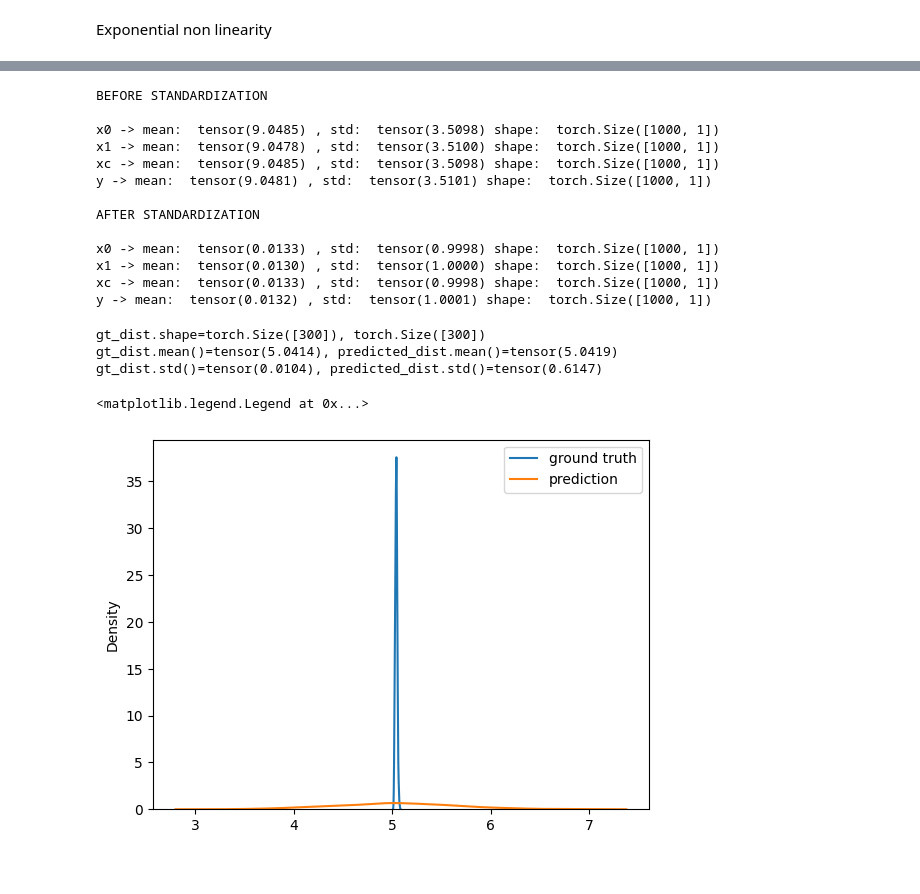
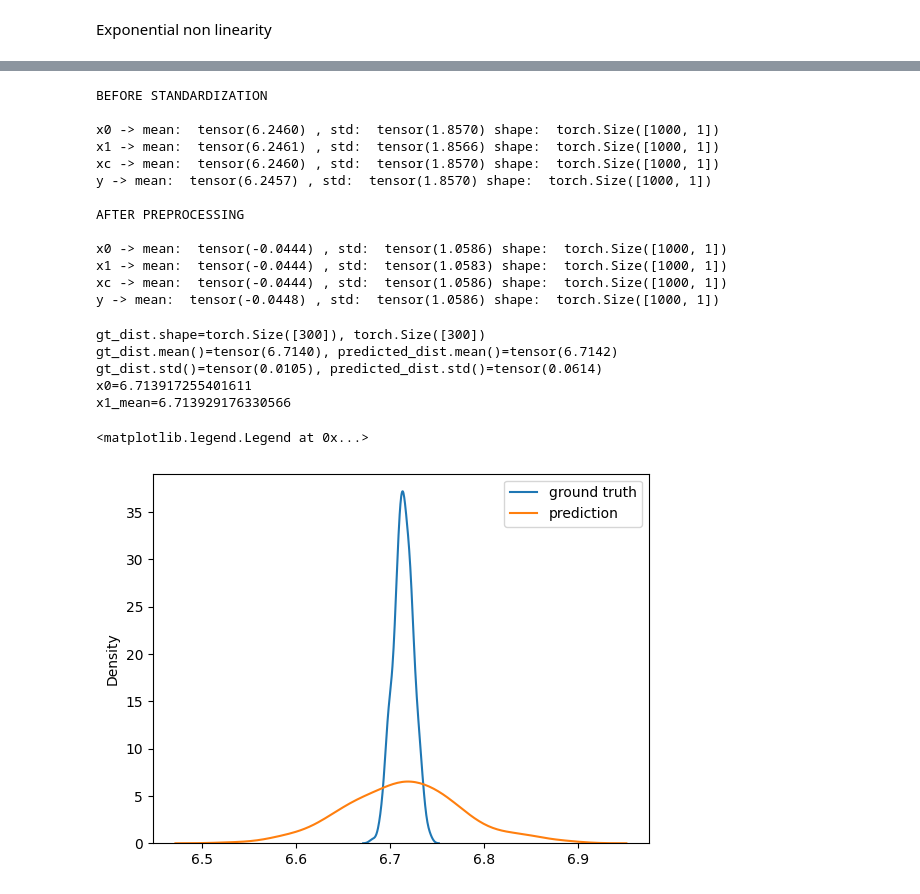
Before and after one commit to FMGS666/interpolant-filtering, a Jupyter notebook: notebooks/nlg.ipynb, the cells around one changed output, grey strips where cells are left out. Drawn from its saved outputs; the diff is of its cells as text; code cells hidden in the pictures.

Commit message:
by tweaking the \epsilon parameter the std is matched as well

```diff
--- a/notebooks/nlg.ipynb
+++ b/notebooks/nlg.ipynb
@@ -89,6 +97,7 @@ experiment_config = {
     "num_dims": num_dims,
     "num_sims": num_sims,
     "num_iters": num_iters,
+    "step_size": step_size,
     "sigma_x": sigma_x,
     "sigma_y": sigma_y,
     "beta": beta,
@@ -100,6 +109,7 @@ experiment_config = {
     "b_net_hidden_dims": hidden_widths,
     "num_samples": num_mc_samples,
     "preprocessing": preprocessing,
+    "epsilon": epsilon
 }
 ## parsing default arguments
 args = configuration(args=[])
@@ -137,17 +147,4 @@ print(args)
 
 ## creating experiment
 experiment_nlg_exp = create_experiment(args)
-
-## joyplot
-## retrieving data
-#latent_states_nlg_exp = torch.squeeze(experiment_nlg_exp.ssm.sim["latent_states"]).numpy().T
-#observations_nlg_exp = torch.squeeze(experiment_nlg_exp.ssm.sim["latent_states"]).numpy().T
-## constructing data frame
-#observation_indices = np.arange(args["num_iters"])
-#observation_indices = np.arange(num_iters_to_plot)
-#latent_states_nlg_exp = pd.DataFrame(latent_states_nlg_exp[:num_observations_to_plot, :num_iters_to_plot], columns = observation_indices)
-## ridge plot
-#fig, axes = joypy.joyplot(latent_states_nlg_exp, ylabels=False)
-#plt.plot(experiment_nlg_exp.ssm.sim["latent_states"][:, 0, 0])
-#plt.plot(experiment_nlg_exp.ssm.sim["observations"][:, 0, 0])
 # %% [output]
@@ -158,23 +173,23 @@ print("BEFORE STANDARDIZATION\n")
 for k, v in batch.items():
     print(k, "-> mean: ", v.mean(), ", std: ", v.std(), "shape: ", v.shape)
 batch = experiment_nlg_exp.preprocessing(batch)
-print("\nAFTER STANDARDIZATION\n")
+print("\nAFTER PREPROCESSING\n")
 for k, v in batch.items():
     print(k, "-> mean: ", v.mean(), ", std: ", v.std(), "shape: ", v.shape)
 # %% [output]
 BEFORE STANDARDIZATION
 
-x0 -> mean:  tensor(9.0485) , std:  tensor(3.5098) shape:  torch.Size([1000, 1])
-x1 -> mean:  tensor(9.0478) , std:  tensor(3.5100) shape:  torch.Size([1000, 1])
-xc -> mean:  tensor(9.0485) , std:  tensor(3.5098) shape:  torch.Size([1000, 1])
-y -> mean:  tensor(9.0481) , std:  tensor(3.5101) shape:  torch.Size([1000, 1])
+x0 -> mean:  tensor(6.2460) , std:  tensor(1.8570) shape:  torch.Size([1000, 1])
+x1 -> mean:  tensor(6.2461) , std:  tensor(1.8566) shape:  torch.Size([1000, 1])
+xc -> mean:  tensor(6.2460) , std:  tensor(1.8570) shape:  torch.Size([1000, 1])
+y -> mean:  tensor(6.2457) , std:  tensor(1.8570) shape:  torch.Size([1000, 1])
 
-AFTER STANDARDIZATION
+AFTER PREPROCESSING
 
-x0 -> mean:  tensor(0.0133) , std:  tensor(0.9998) shape:  torch.Size([1000, 1])
-x1 -> mean:  tensor(0.0130) , std:  tensor(1.0000) shape:  torch.Size([1000, 1])
-xc -> mean:  tensor(0.0133) , std:  tensor(0.9998) shape:  torch.Size([1000, 1])
-y -> mean:  tensor(0.0132) , std:  tensor(1.0001) shape:  torch.Size([1000, 1])
+x0 -> mean:  tensor(-0.0444) , std:  tensor(1.0586) shape:  torch.Size([1000, 1])
+x1 -> mean:  tensor(-0.0444) , std:  tensor(1.0583) shape:  torch.Size([1000, 1])
+xc -> mean:  tensor(-0.0444) , std:  tensor(1.0586) shape:  torch.Size([1000, 1])
+y -> mean:  tensor(-0.0448) , std:  tensor(1.0586) shape:  torch.Size([1000, 1])
 # %%
 ## initializing optimizer and scheduler
 b_net_optimizer = OPTIMIZERS[b_net_optimizer](experiment_nlg_exp.b_net.backbone.parameters(), lr = b_net_lr)
@@ -196,37 +211,48 @@ torch.save(experiment_nlg_exp.b_net.state_dict(), os.path.join(dump_dir, "b_net_
 # %%
 ## constructing sampling config dictionary
 sample_config = {
     "num_time_steps": num_time_steps,
     "num_samples": num_samples
 }
 
 ## getting sample batch
 batch = experiment_nlg_exp.get_batch()
 batch = move_batch_to_device(batch, experiment_nlg_exp.device)
 
 ## sampling from model
 samples = experiment_nlg_exp.sample(batch, sample_config = sample_config)
 
 ## sampling from gt state transition
 x = batch["x0"]
 samples_gt = torch.zeros_like(samples)
 for sample_id in tqdm(range(num_samples)):
     x1 = experiment_nlg_exp.ssm.state_transition(x)
     samples_gt[sample_id] = x1
-
 ## plotting example histogram
-gt_dist = samples_gt[:, 0, 0]
-predicted_dist = samples[:, 0, 0]
+observation_idx = 0
+gt_dist = samples_gt[:, observation_idx, 0]
+predicted_dist = samples[:, observation_idx, 0]
 print(f"{gt_dist.shape=}, {predicted_dist.shape}")
 print(f"{gt_dist.mean()=}, {predicted_dist.mean()=}")
 print(f"{gt_dist.std()=}, {predicted_dist.std()=}")
 sns.kdeplot(gt_dist, label = "ground truth")
 sns.kdeplot(predicted_dist, label = "prediction")
-plt.plot(x[0, :])
+## plotting preceeding state
+x = batch["x0"]
+x0 = x.detach().cpu()[observation_idx, 0].item()
+print(f"{x0=}")
+x1_mean = experiment_nlg_exp.ssm.non_linearity(x)
+x1_mean = x1_mean.detach().cpu()[observation_idx, 0].item()
+print(f"{x1_mean=}")
+#plt.axvline(x0, color = "red", label = "preceeding state")
+#plt.axvline(x1_mean, color = "blue", label = "non linearity state")
+## displaying legends
 plt.legend()
 # %% [output]
 gt_dist.shape=torch.Size([300]), torch.Size([300])
-gt_dist.mean()=tensor(5.0414), predicted_dist.mean()=tensor(5.0419)
-gt_dist.std()=tensor(0.0104), predicted_dist.std()=tensor(0.6147)
+gt_dist.mean()=tensor(6.7140), predicted_dist.mean()=tensor(6.7142)
+gt_dist.std()=tensor(0.0105), predicted_dist.std()=tensor(0.0614)
+x0=6.713917255401611
+x1_mean=6.713929176330566
 <matplotlib.legend.Legend at 0x...>
-[figure, old version]
+[figure, new version]
```
Also changed, not shown: parts of 3 cells of this notebook, 3 other files.
